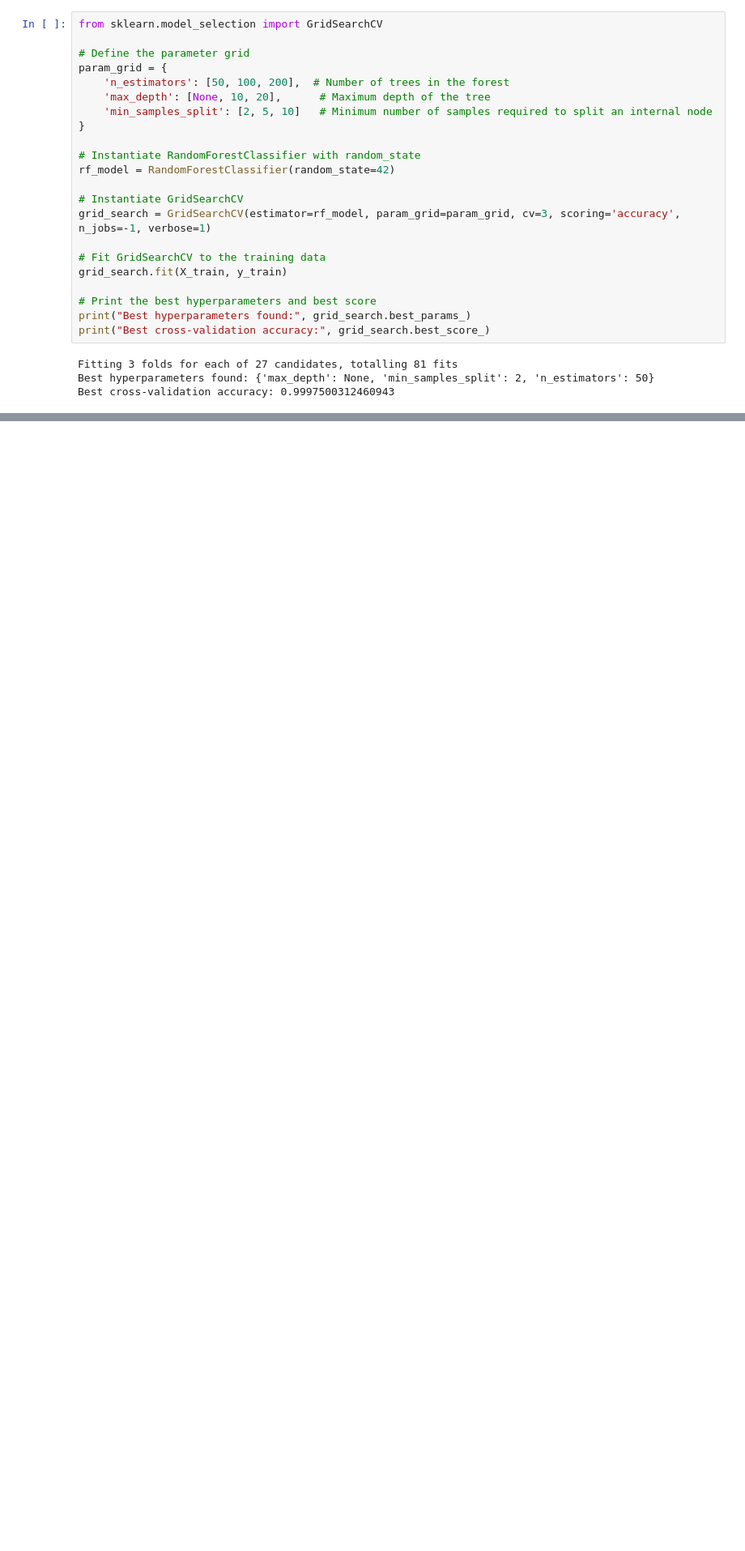
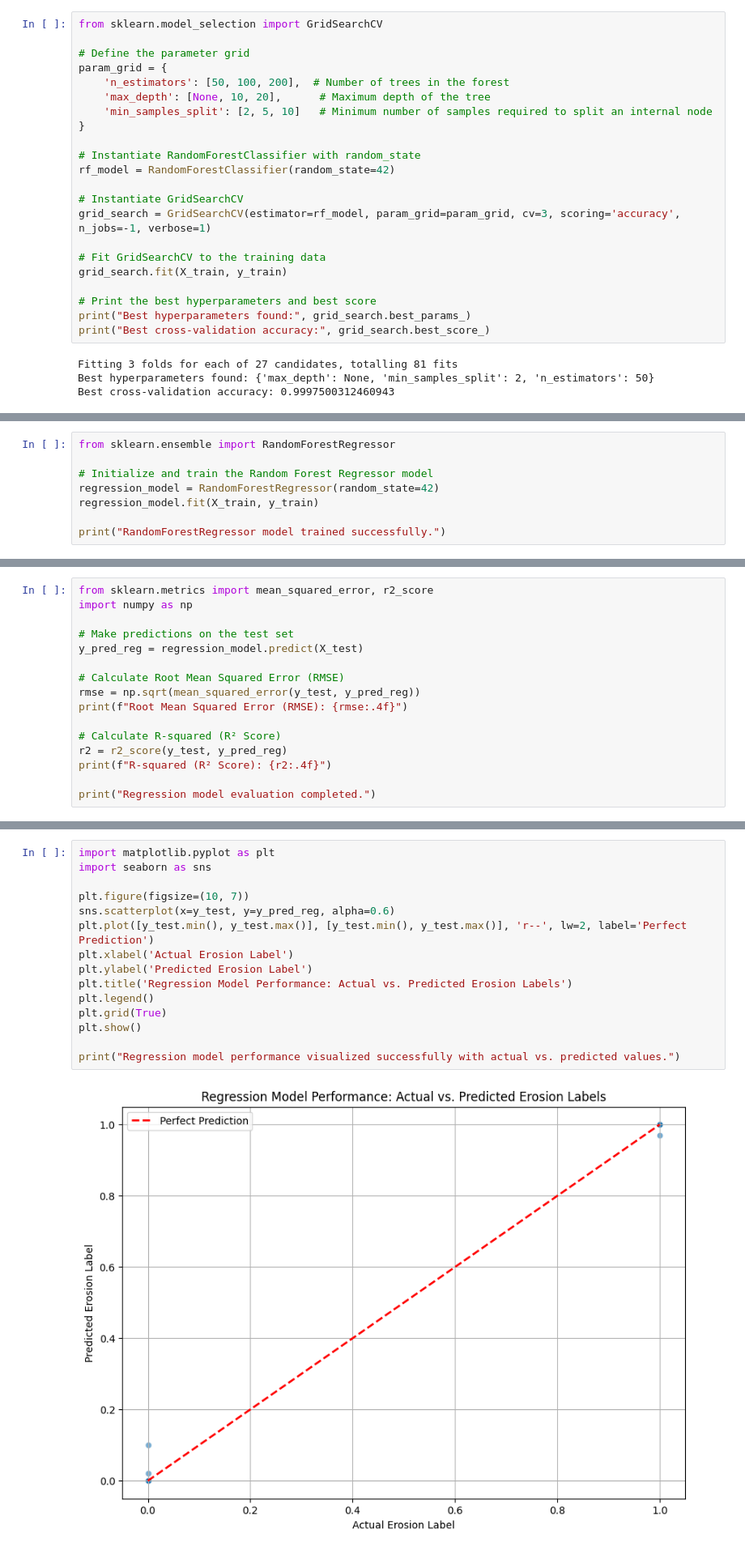
Before and after one commit to springboardmentor54158a/AIDriven-Archaeological-Site-Mapping, a Jupyter notebook: erossion_prediction.ipynb, the cells around one changed output, grey strips where cells are left out. Shown at 81% size. Cells and saved outputs as stored; diff of their text form; blank space fills up the shorter version.

Commit message:
updates erosion orediction model

```diff
--- a/erossion_prediction.ipynb
+++ b/erossion_prediction.ipynb
@@ -200,0 +350,8 @@ Best cross-validation accuracy: 0.9997500312460943
+# %%
+from sklearn.ensemble import RandomForestRegressor
+
+# Initialize and train the Random Forest Regressor model
+regression_model = RandomForestRegressor(random_state=42)
+regression_model.fit(X_train, y_train)
+
+print("RandomForestRegressor model trained successfully.")
@@ -200,0 +360,16 @@ Best cross-validation accuracy: 0.9997500312460943
+# %%
+from sklearn.metrics import mean_squared_error, r2_score
+import numpy as np
+
+# Make predictions on the test set
+y_pred_reg = regression_model.predict(X_test)
+
+# Calculate Root Mean Squared Error (RMSE)
+rmse = np.sqrt(mean_squared_error(y_test, y_pred_reg))
+print(f"Root Mean Squared Error (RMSE): {rmse:.4f}")
+
+# Calculate R-squared (R² Score)
+r2 = r2_score(y_test, y_pred_reg)
+print(f"R-squared (R² Score): {r2:.4f}")
+
+print("Regression model evaluation completed.")
@@ -200,0 +382,17 @@ Best cross-validation accuracy: 0.9997500312460943
+# %%
+import matplotlib.pyplot as plt
+import seaborn as sns
+
+plt.figure(figsize=(10, 7))
+sns.scatterplot(x=y_test, y=y_pred_reg, alpha=0.6)
+plt.plot([y_test.min(), y_test.max()], [y_test.min(), y_test.max()], 'r--', lw=2, label='Perfect Prediction')
+plt.xlabel('Actual Erosion Label')
+plt.ylabel('Predicted Erosion Label')
+plt.title('Regression Model Performance: Actual vs. Predicted Erosion Labels')
+plt.legend()
+plt.grid(True)
+plt.show()
+
+print("Regression model performance visualized successfully with actual vs. predicted values.")
+# %% [output]
+[figure, added]
```
Also changed, not shown: parts of 25 cells of this notebook.
